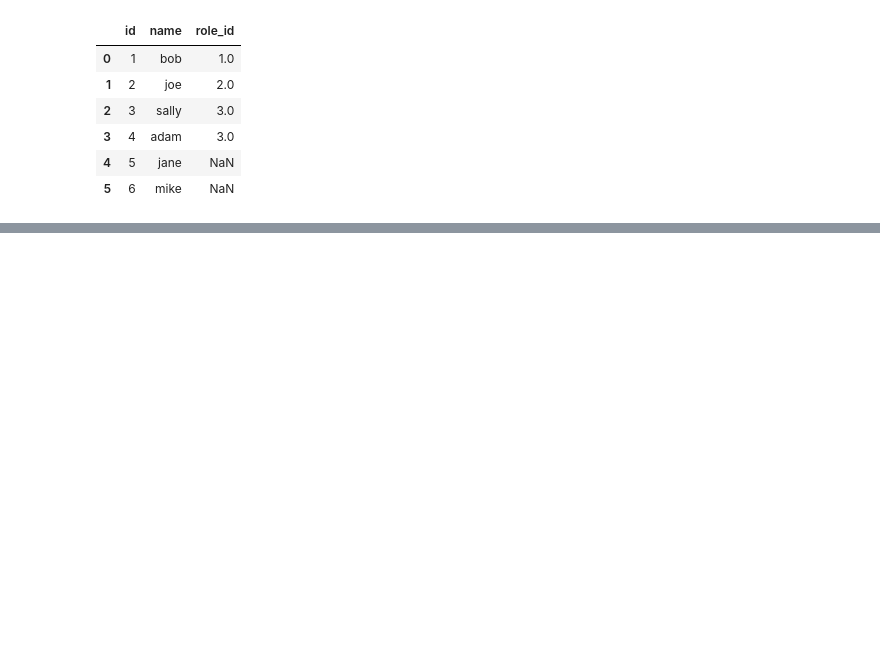
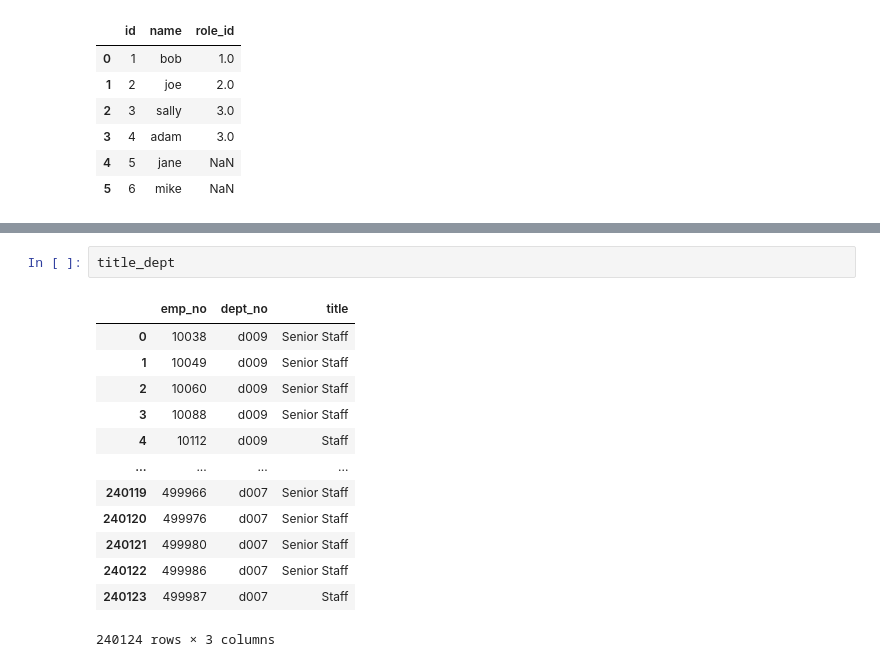
Before and after one commit to Keila-Camarillo/numpy-pandas-visualization-exercises, a Jupyter notebook: advanced_dataframes.ipynb, the cells around one changed output, grey strips where cells are left out. Saved outputs shown, nothing was run; the diff lists cells and outputs as text; blank space fills up the shorter version.

```diff
--- a/advanced_dataframes.ipynb
+++ b/advanced_dataframes.ipynb
@@ -330,0 +458,16 @@ Name: average_mileage, dtype: float64
+# %%
+title_dept
+# %% [output]
+|  | emp_no | dept_no | title |
+| 0 | 10038 | d009 | Senior Staff |
+| 1 | 10049 | d009 | Senior Staff |
+| 2 | 10060 | d009 | Senior Staff |
+| 3 | 10088 | d009 | Senior Staff |
+| 4 | 10112 | d009 | Staff |
+| ... | ... | ... | ... |
+| 240119 | 499966 | d007 | Senior Staff |
+| 240120 | 499976 | d007 | Senior Staff |
+| 240121 | 499980 | d007 | Senior Staff |
+| 240122 | 499986 | d007 | Senior Staff |
+| 240123 | 499987 | d007 | Staff |
+240124 rows × 3 columns
```
Also changed, not shown: parts of 53 cells of this notebook.
